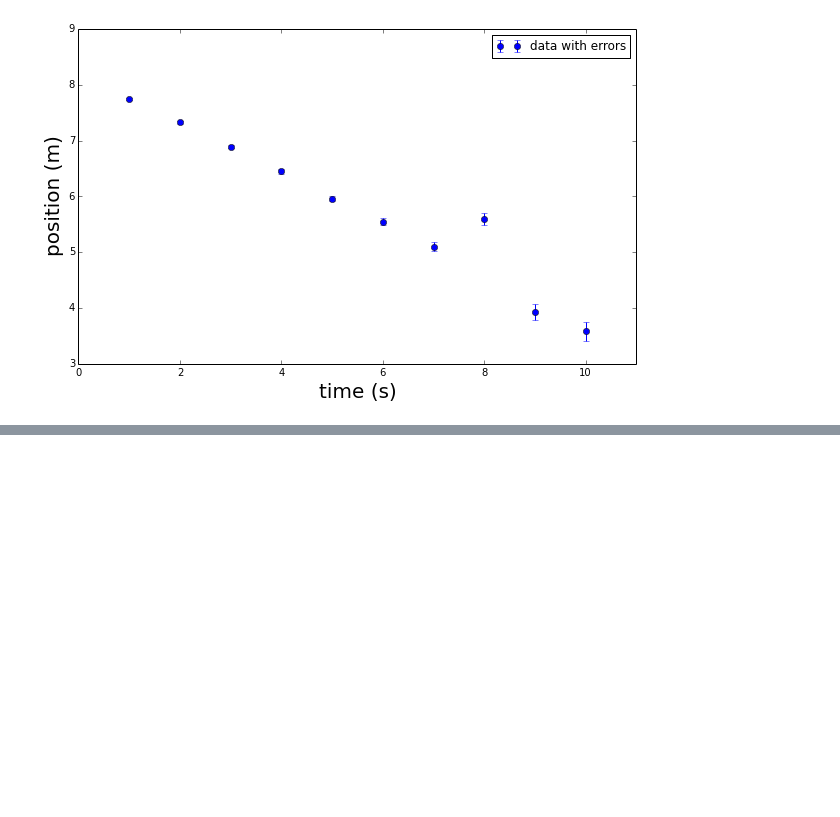
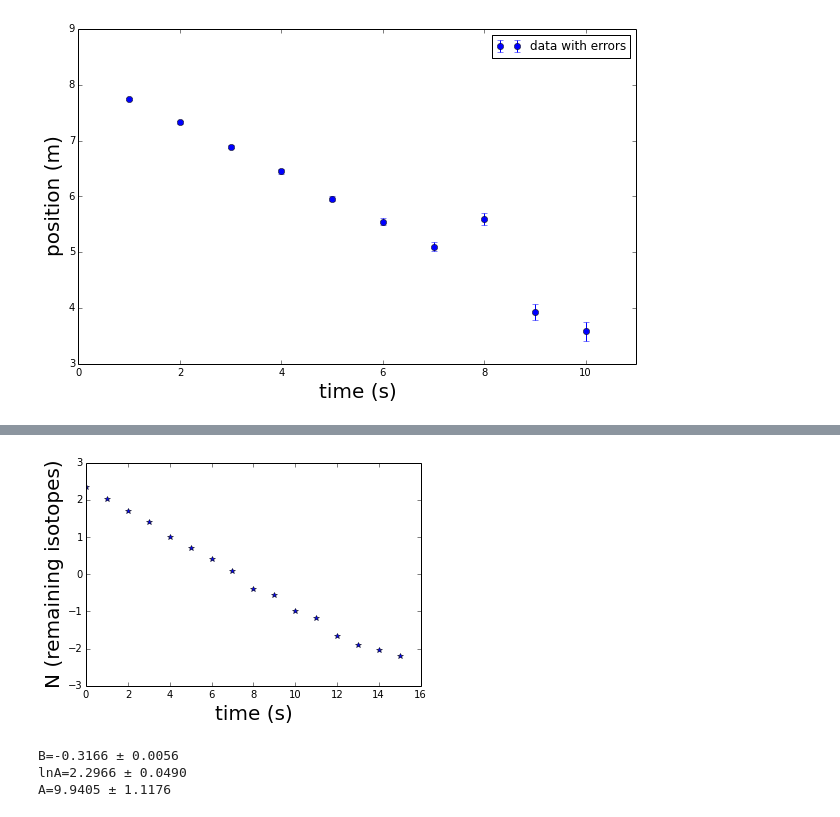
Before and after one commit to znlevine/PHYS202-S14, a Jupyter notebook: SciPy/OptimizationTour.ipynb, the cells around one changed output, grey strips where cells are left out. Cells and saved outputs as stored; diff of their text form; code cells hidden in the pictures; blank space fills up the shorter version.

```diff
--- a/SciPy/OptimizationTour.ipynb
+++ b/SciPy/OptimizationTour.ipynb
@@ -81,0 +110,21 @@ cat: radioactivedecay.dat: No such file or directory
+# %%
+#use np.log() to get natural logarithm
+plt.plot(t,np.log(num),"b*")
+plt.xlabel("time (s)",fontsize=20)
+plt.ylabel("N (remaining isotopes)",fontsize=20)
+
+plt.show()
+# %% [output]
+[figure, added]
+# %%
+B,lnA,Berr,lnAerr=LinearLSqFit(t,np.log(num)) #Fit to linear sqaure, using log of A
+A=np.exp(lnA)#revert A back to A; e^lnA=A
+Aerr=lnA*np.exp(lnA)*lnAerr #error in A based on conversions
+
+print "B=%.4f ± %.4f" %(B,Berr)
+print "lnA=%.4f ± %.4f" %(lnA,lnAerr)
+print "A=%.4f ± %.4f" %(A,Aerr)
+# %% [output]
+B=-0.3166 ± 0.0056
+lnA=2.2966 ± 0.0490
+A=9.9405 ± 1.1176
```
Also changed, not shown: parts of 18 cells of this notebook, 3 other files.
